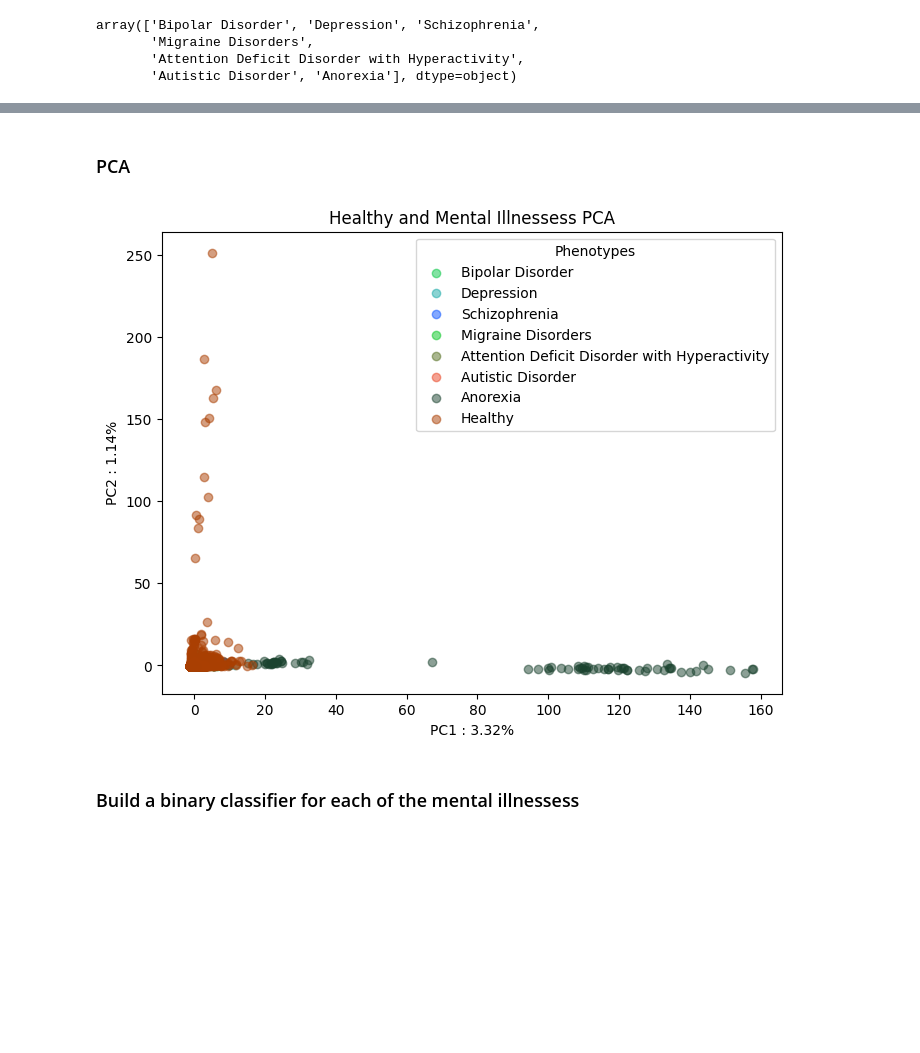
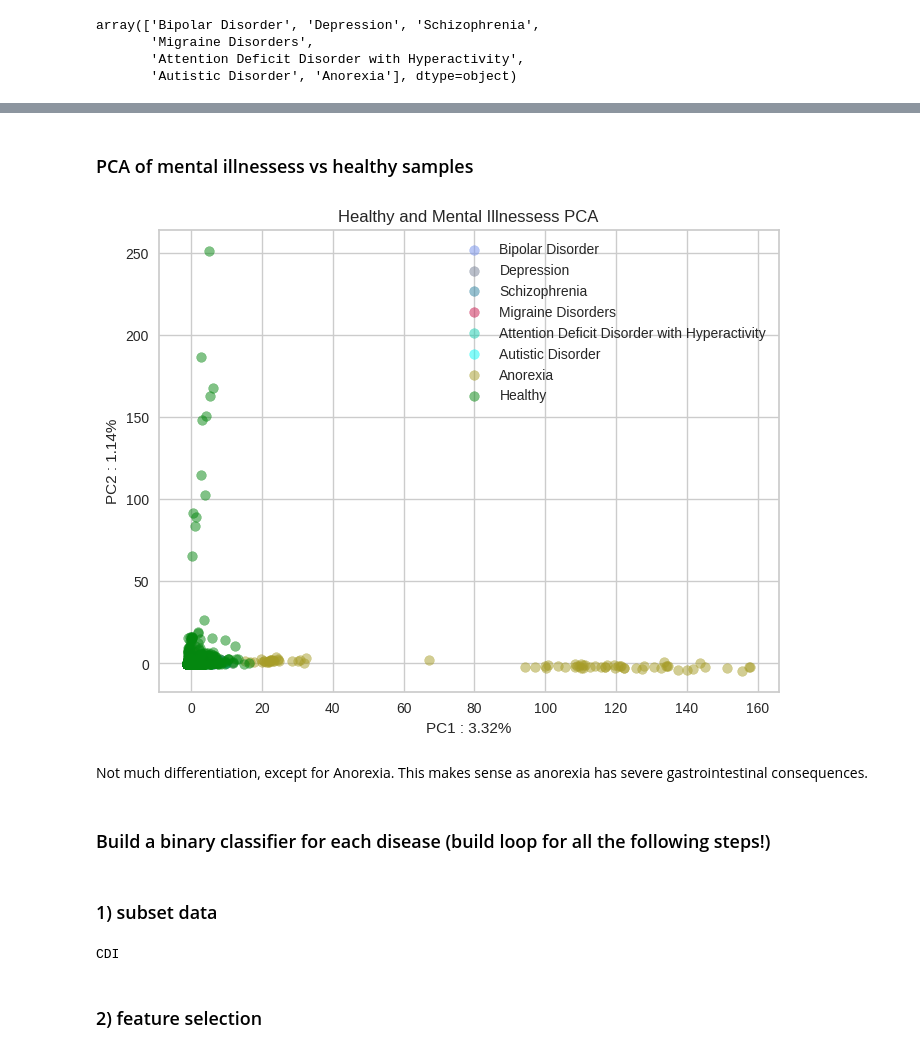
Before and after one commit to manuelgug/ML_disease_prediction_microbiome, a Jupyter notebook: MIcrobiome_x_Health_ML.ipynb, the cells around one changed output, grey strips where cells are left out. Drawn from its saved outputs; the diff is of its cells as text; code cells hidden in the pictures; blank space fills up the shorter version.

Commit message:
all working for 1 sample at a time
create loop
aggregate results
figures
conclude

```diff
--- a/MIcrobiome_x_Health_ML.ipynb
+++ b/MIcrobiome_x_Health_ML.ipynb
@@ -377,9 +396,9 @@ concatenated_phenotype_labels = pd.concat([subset_mental_illnesses_phenotype_lab
 concatenated_pivoted_df = concatenated_pivoted_df.reset_index(drop=True)
 concatenated_phenotype_labels = concatenated_phenotype_labels.reset_index(drop=True)
 # %% [markdown]
-### PCA
+### PCA of mental illnessess vs healthy samples
 # %%
-random.seed(420)
+random.seed(11)
 
 # Convert column names to strings
 concatenated_pivoted_df.columns = concatenated_pivoted_df.columns.astype(str)
@@ -397,34 +416,59 @@ pca_df = pd.DataFrame(data=pca_result, columns=['PC1', 'PC2'])
 
 # Concatenate with labels
 pca_df_with_labels = pd.concat([pca_df, concatenated_phenotype_labels['phenotype']], axis=1)
 
 # Use unique labels as categories
 unique_labels = pca_df_with_labels['phenotype'].unique()
 
 # Generate len(unique_phenotypes) random colors
 colors = [tuple(random.uniform(0, 1) for _ in range(3)) for _ in range(len(unique_labels))]
 
 # Create a color mapping for each unique label
 label_colors = {label: colors[i] for i, label in enumerate(unique_labels)}
 
 # Plot the PCA results with labels and colors
 plt.figure(figsize=(8, 6))
 for label, color in label_colors.items():
     subset = pca_df_with_labels[pca_df_with_labels['phenotype'] == label]
     plt.scatter(subset['PC1'], subset['PC2'], label=label, color=color, alpha=0.5)  # Adding alpha for transparency
 
 # Display percentage of variance explained by each PC
 explained_var_ratio = pca.explained_variance_ratio_
 pc1_var = explained_var_ratio[0]* 100
 pc2_var = explained_var_ratio[1]* 100
 
 plt.title('Healthy and Mental Illnessess PCA')
 plt.xlabel(f'PC1 : {round(pc1_var, 2)}%')
 plt.ylabel(f'PC2 : {round(pc2_var, 2)}%')
-plt.legend(title='Phenotypes')
+plt.legend()
 
 plt.show()
 # %% [output]
-[figure, old version]
+[figure, new version]
+# %% [markdown]
+Not much differentiation, except for Anorexia. This makes sense as anorexia has severe gastrointestinal consequences.
 # %% [markdown]
-### Build a binary classifier for each of the mental illnessess
+### Build a binary classifier for each disease (build loop for all the following steps!)
+# %% [markdown]
+### 1) subset data
+# %%
+# select a disease
+
+# ((( [IF CHANGING subset_mental_illnesses_phenotype_labels FOR phenotype_labels_non_healthy]
+# AND
+# [subset_pivoted_df_mental_illnesses FOR pivoted_df_non_Healthy]
+# ALL DISEASES CAN BE ACCESSED! )))
+
+element = phenotype_labels_non_healthy['phenotype'].unique()[-5]# iterate here
+is_in_element = phenotype_labels_non_healthy['phenotype'] == (element)
+
+# subset data
+mi = pivoted_df_non_Healthy[is_in_element]
+# subset labels
+mi_labels = phenotype_labels_non_healthy[is_in_element]
+
+print(element)
+# %% [output]
+CDI
+# %% [markdown]
+### 2) feature selection
```
Also changed, not shown: parts of 20 cells of this notebook.
